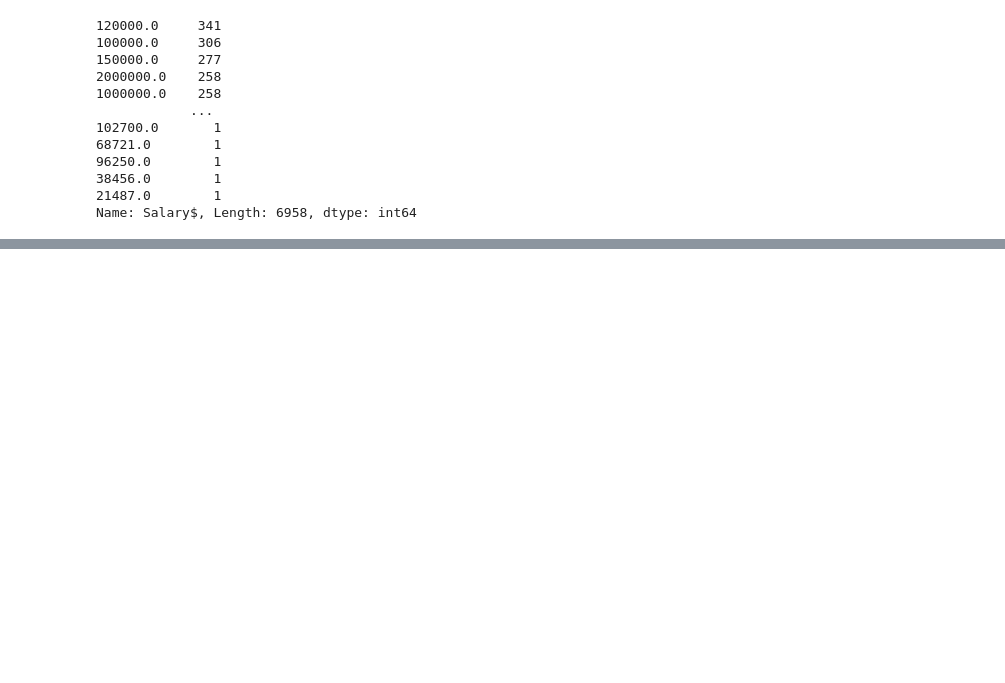
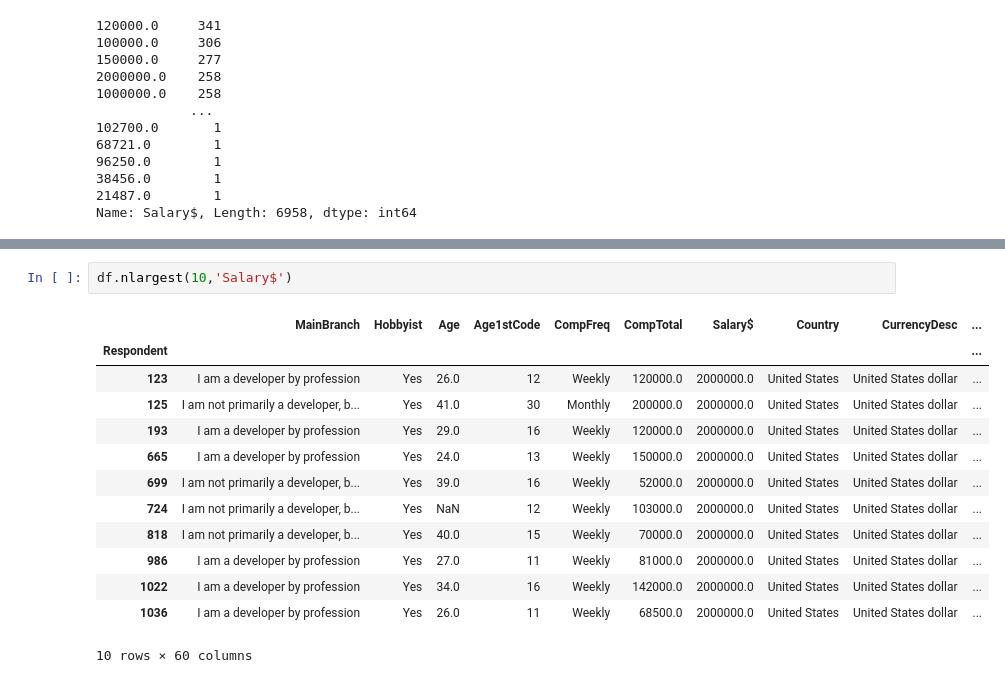
Before and after one commit to Manash-git/Python-Numpy-Scipy-Matplotlib-Pandas, a Jupyter notebook: pandas/Roaming on StackOverFlow Survey Data col-row operation.ipynb, the cells around one changed output, grey strips where cells are left out. Drawn from its saved outputs; the diff is of its cells as text; blank space fills up the shorter version.

```diff
--- a/pandas/Roaming on StackOverFlow Survey Data col-row operation.ipynb
+++ b/pandas/Roaming on StackOverFlow Survey Data col-row operation.ipynb
@@ -110,0 +143,16 @@ Name: Salary$, Length: 6958, dtype: int64
+# %%
+df.nlargest(10,'Salary$')
+# %% [output]
+|  | MainBranch | Hobbyist | Age | Age1stCode | CompFreq | CompTotal | Salary$ | Country | CurrencyDesc | ... |
+| Respondent |  |  |  |  |  |  |  |  |  | ... |
+| 123 | I am a developer by profession | Yes | 26.0 | 12 | Weekly | 120000.0 | 2000000.0 | United States | United States dollar | ... |
+| 125 | I am not primarily a developer, b... | Yes | 41.0 | 30 | Monthly | 200000.0 | 2000000.0 | United States | United States dollar | ... |
+| 193 | I am a developer by profession | Yes | 29.0 | 16 | Weekly | 120000.0 | 2000000.0 | United States | United States dollar | ... |
+| 665 | I am a developer by profession | Yes | 24.0 | 13 | Weekly | 150000.0 | 2000000.0 | United States | United States dollar | ... |
+| 699 | I am not primarily a developer, b... | Yes | 39.0 | 16 | Weekly | 52000.0 | 2000000.0 | United States | United States dollar | ... |
+| 724 | I am not primarily a developer, b... | Yes | NaN | 12 | Weekly | 103000.0 | 2000000.0 | United States | United States dollar | ... |
+| 818 | I am not primarily a developer, b... | Yes | 40.0 | 15 | Weekly | 70000.0 | 2000000.0 | United States | United States dollar | ... |
+| 986 | I am a developer by profession | Yes | 27.0 | 11 | Weekly | 81000.0 | 2000000.0 | United States | United States dollar | ... |
+| 1022 | I am a developer by profession | Yes | 34.0 | 16 | Weekly | 142000.0 | 2000000.0 | United States | United States dollar | ... |
+| 1036 | I am a developer by profession | Yes | 26.0 | 11 | Weekly | 68500.0 | 2000000.0 | United States | United States dollar | ... |
+10 rows × 60 columns
```
Also changed, not shown: parts of 34 cells of this notebook, 2 other files.
